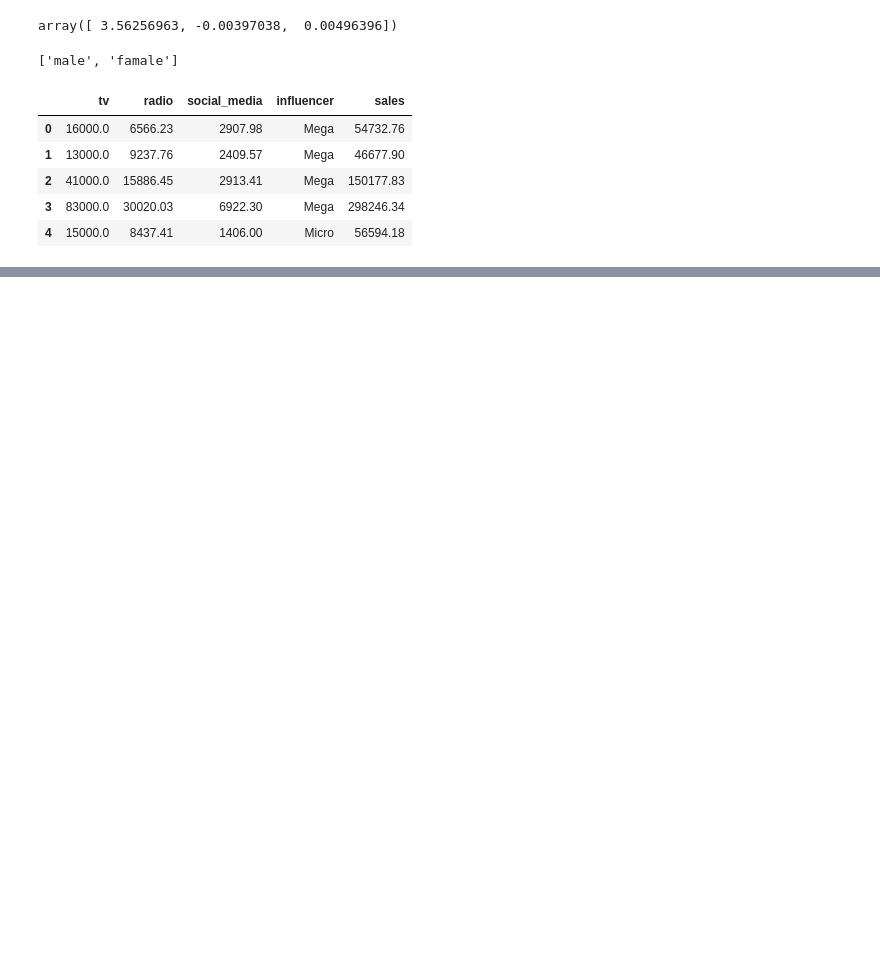
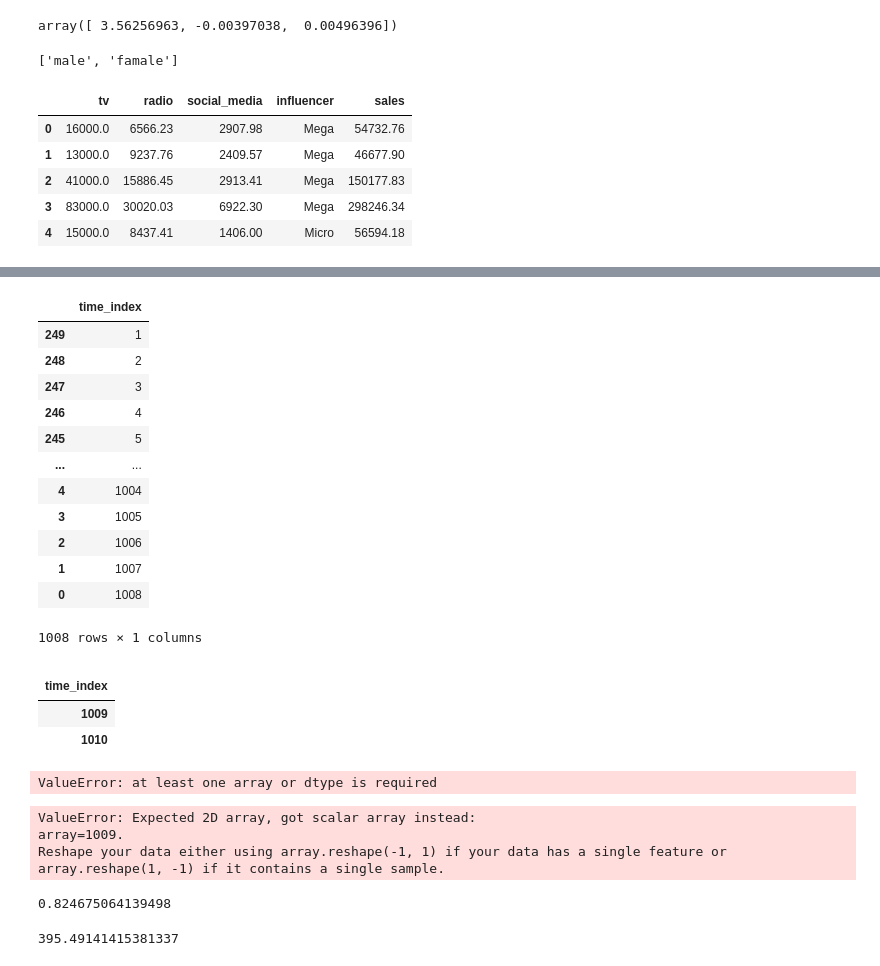
Before and after one commit to hovhannisyan91/aca, a Jupyter notebook: lab/python/notebooks/16_simple_linear_regression.ipynb, the cells around one changed output, grey strips where cells are left out. Cells and saved outputs as stored; diff of their text form; code cells hidden in the pictures; blank space fills up the shorter version.

```diff
--- a/lab/python/notebooks/16_simple_linear_regression.ipynb
+++ b/lab/python/notebooks/16_simple_linear_regression.ipynb
@@ -220,0 +377,2 @@ $$Y = \beta_0 + \beta_1 X_1 + \beta_2 X_2 + \beta_3 X_3$$
+# %%
+ts_combined["time_index"] = np.arange(1, len(ts_combined) + 1)
@@ -220,0 +383,30 @@ $$Y = \beta_0 + \beta_1 X_1 + \beta_2 X_2 + \beta_3 X_3$$
+# %%
+ts_combined["time_index"] = np.arange(1, len(ts_combined) + 1)
+
+X_time = ts_combined[["time_index"]]
+y_time = ts_combined["Close"]
+# %%
+X_time
+# %% [output]
+|  | time_index |
+| 249 | 1 |
+| 248 | 2 |
+| 247 | 3 |
+| 246 | 4 |
+| 245 | 5 |
+| ... | ... |
+| 4 | 1004 |
+| 3 | 1005 |
+| 2 | 1006 |
+| 1 | 1007 |
+| 0 | 1008 |
+1008 rows × 1 columns
+# %%
+future = pd.DataFrame({'time_index':[1009,1010]}).set_index('time_index')
+
+future
+# %% [output]
+|  |
+| time_index |
+| 1009 |
+| 1010 |
@@ -220,0 +422,18 @@ $$Y = \beta_0 + \beta_1 X_1 + \beta_2 X_2 + \beta_3 X_3$$
+# %%
+f = trend_model.predict(future)
+# %% [output]
+ValueError: at least one array or dtype is required
+# %%
+trend_pred = trend_model.predict(pd.nd.array(1009))
+# %% [output]
+ValueError: Expected 2D array, got scalar array instead:
+array=1009.
+Reshape your data either using array.reshape(-1, 1) if your data has a single feature or array.reshape(1, -1) if it contains a single sample.
+# %%
+trend_r2
+# %% [output]
+0.824675064139498
+# %%
+trend_rmse
+# %% [output]
+395.49141415381337
```
Also changed, not shown: parts of 34 cells of this notebook, 17 other files.
